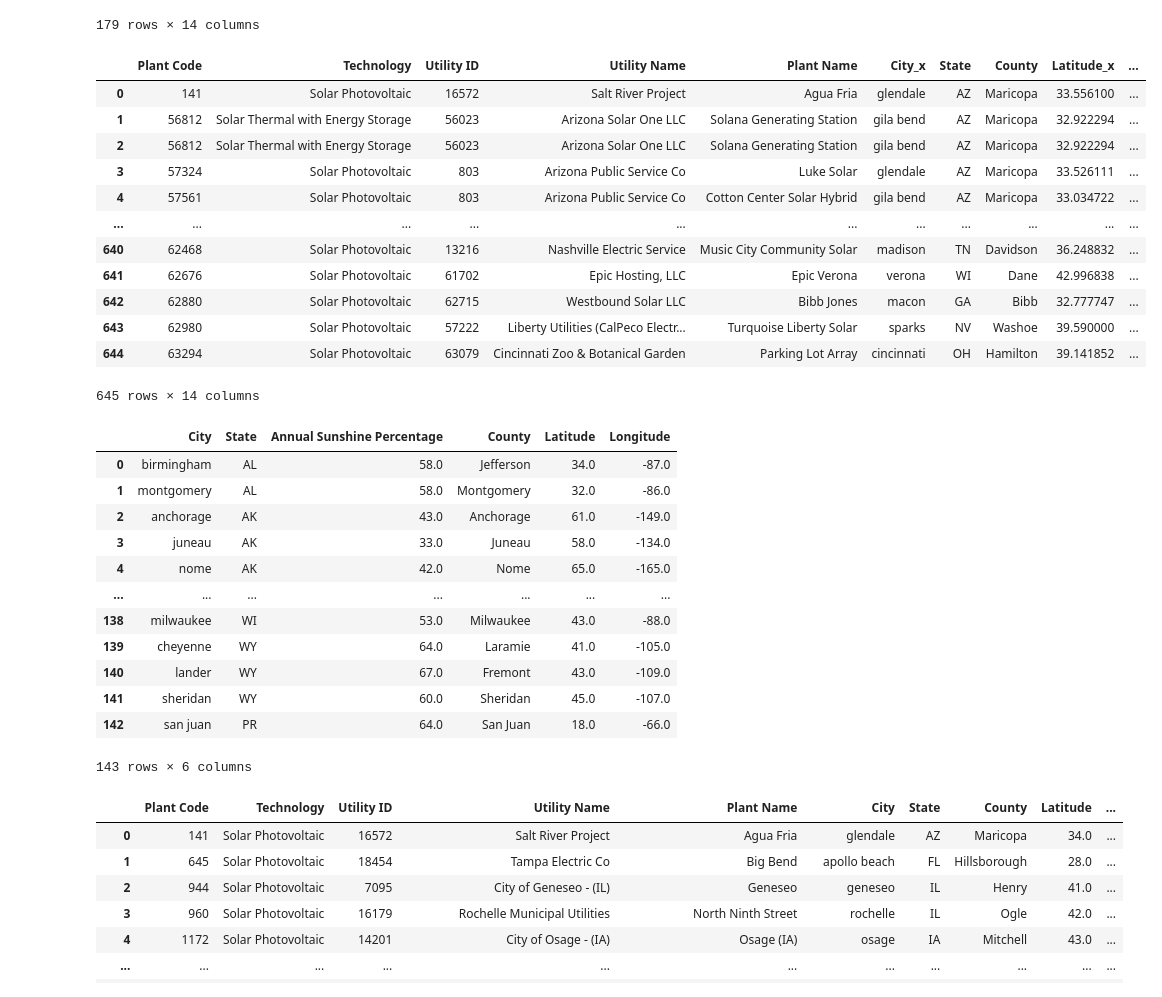
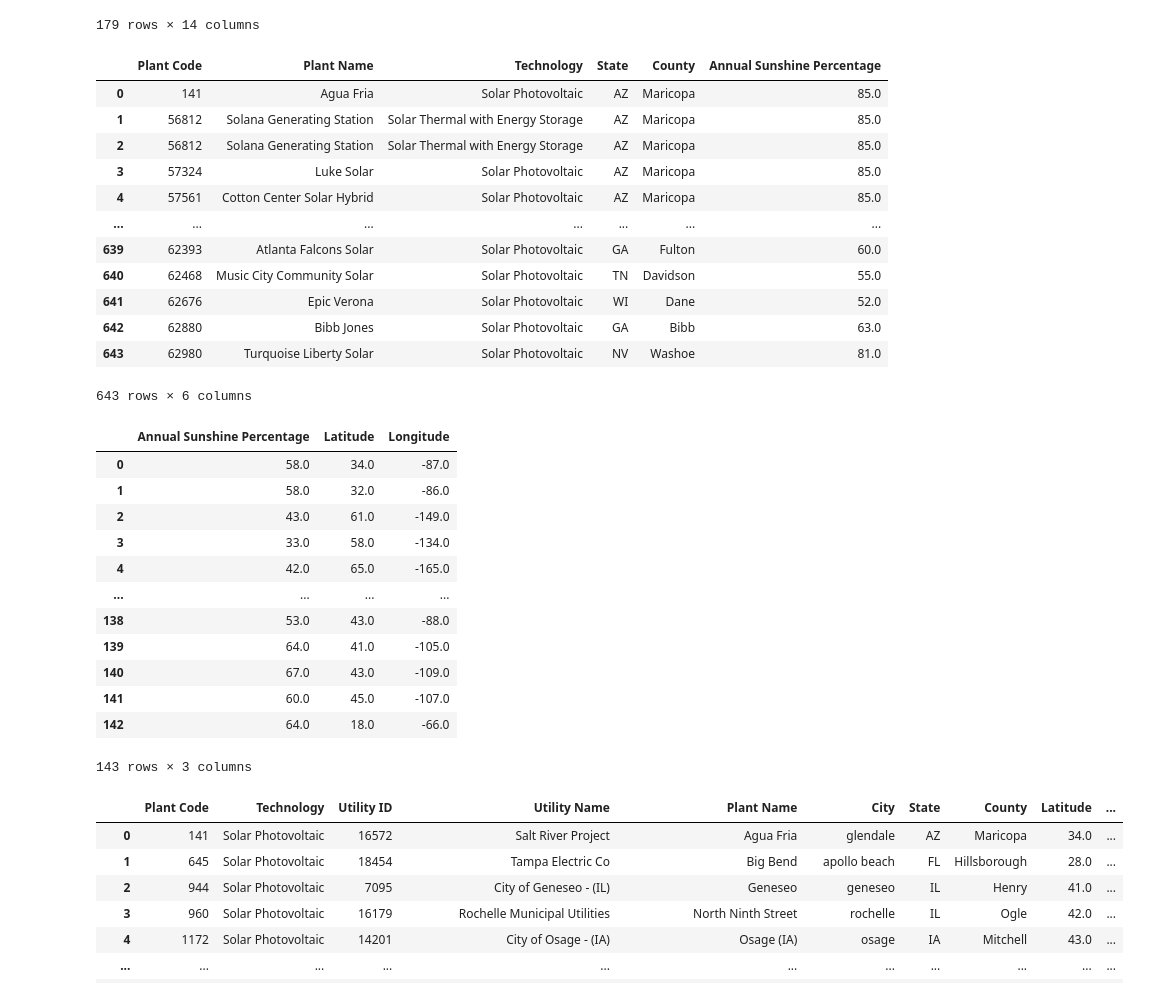
Before and after one commit to AustinRCole/Solar_ETL, a Jupyter notebook: Solar_1.ipynb, the cells around one changed output. Cells and saved outputs as stored; diff of their text form; code cells hidden in the pictures.

Commit message:
added sorted dataframes

```diff
--- a/Solar_1.ipynb
+++ b/Solar_1.ipynb
@@ -118,38 +117,41 @@ city_merge
 179 rows × 14 columns
 # %%
 county_merge = pd.merge(solar_plants,cities_sun_coord,on=['County','State'])
+county_merge = county_merge[['Plant Code','Plant Name','Technology','State','County','Annual Sunshine Percentage']]
+county_merge = county_merge.dropna()
 county_merge
 # %% [output]
-|  | Plant Code | Technology | Utility ID | Utility Name | Plant Name | City_x | State | County | Latitude_x | ... |
-| 0 | 141 | Solar Photovoltaic | 16572 | Salt River Project | Agua Fria | glendale | AZ | Maricopa | 33.556100 | ... |
-| 1 | 56812 | Solar Thermal with Energy Storage | 56023 | Arizona Solar One LLC | Solana Generating Station | gila bend | AZ | Maricopa | 32.922294 | ... |
-| 2 | 56812 | Solar Thermal with Energy Storage | 56023 | Arizona Solar One LLC | Solana Generating Station | gila bend | AZ | Maricopa | 32.922294 | ... |
-| 3 | 57324 | Solar Photovoltaic | 803 | Arizona Public Service Co | Luke Solar | glendale | AZ | Maricopa | 33.526111 | ... |
-| 4 | 57561 | Solar Photovoltaic | 803 | Arizona Public Service Co | Cotton Center Solar Hybrid | gila bend | AZ | Maricopa | 33.034722 | ... |
-| ... | ... | ... | ... | ... | ... | ... | ... | ... | ... | ... |
-| 640 | 62468 | Solar Photovoltaic | 13216 | Nashville Electric Service | Music City Community Solar | madison | TN | Davidson | 36.248832 | ... |
-| 641 | 62676 | Solar Photovoltaic | 61702 | Epic Hosting, LLC | Epic Verona | verona | WI | Dane | 42.996838 | ... |
-| 642 | 62880 | Solar Photovoltaic | 62715 | Westbound Solar LLC | Bibb Jones | macon | GA | Bibb | 32.777747 | ... |
-| 643 | 62980 | Solar Photovoltaic | 57222 | Liberty Utilities (CalPeco Electr... | Turquoise Liberty Solar | sparks | NV | Washoe | 39.590000 | ... |
-| 644 | 63294 | Solar Photovoltaic | 63079 | Cincinnati Zoo & Botanical Garden | Parking Lot Array | cincinnati | OH | Hamilton | 39.141852 | ... |
+|  | Plant Code | Plant Name | Technology | State | County | Annual Sunshine Percentage |
+| 0 | 141 | Agua Fria | Solar Photovoltaic | AZ | Maricopa | 85.0 |
+| 1 | 56812 | Solana Generating Station | Solar Thermal with Energy Storage | AZ | Maricopa | 85.0 |
+| 2 | 56812 | Solana Generating Station | Solar Thermal with Energy Storage | AZ | Maricopa | 85.0 |
+| 3 | 57324 | Luke Solar | Solar Photovoltaic | AZ | Maricopa | 85.0 |
+| 4 | 57561 | Cotton Center Solar Hybrid | Solar Photovoltaic | AZ | Maricopa | 85.0 |
+| ... | ... | ... | ... | ... | ... | ... |
+| 639 | 62393 | Atlanta Falcons Solar | Solar Photovoltaic | GA | Fulton | 60.0 |
+| 640 | 62468 | Music City Community Solar | Solar Photovoltaic | TN | Davidson | 55.0 |
+| 641 | 62676 | Epic Verona | Solar Photovoltaic | WI | Dane | 52.0 |
+| 642 | 62880 | Bibb Jones | Solar Photovoltaic | GA | Bibb | 63.0 |
+| 643 | 62980 | Turquoise Liberty Solar | Solar Photovoltaic | NV | Washoe | 81.0 |
-645 rows × 14 columns
+643 rows × 6 columns
 # %%
 cities_coord_round = cities_sun_coord.round({'Latitude': 0, 'Longitude': 0})
+cities_coord_round = cities_coord_round[['Annual Sunshine Percentage','Latitude','Longitude']]
 cities_coord_round
 # %% [output]
-|  | City | State | Annual Sunshine Percentage | County | Latitude | Longitude |
-| 0 | birmingham | AL | 58.0 | Jefferson | 34.0 | -87.0 |
-| 1 | montgomery | AL | 58.0 | Montgomery | 32.0 | -86.0 |
-| 2 | anchorage | AK | 43.0 | Anchorage | 61.0 | -149.0 |
-| 3 | juneau | AK | 33.0 | Juneau | 58.0 | -134.0 |
-| 4 | nome | AK | 42.0 | Nome | 65.0 | -165.0 |
-| ... | ... | ... | ... | ... | ... | ... |
-| 138 | milwaukee | WI | 53.0 | Milwaukee | 43.0 | -88.0 |
-| 139 | cheyenne | WY | 64.0 | Laramie | 41.0 | -105.0 |
-| 140 | lander | WY | 67.0 | Fremont | 43.0 | -109.0 |
-| 141 | sheridan | WY | 60.0 | Sheridan | 45.0 | -107.0 |
-| 142 | san juan | PR | 64.0 | San Juan | 18.0 | -66.0 |
+|  | Annual Sunshine Percentage | Latitude | Longitude |
+| 0 | 58.0 | 34.0 | -87.0 |
+| 1 | 58.0 | 32.0 | -86.0 |
+| 2 | 43.0 | 61.0 | -149.0 |
+| 3 | 33.0 | 58.0 | -134.0 |
+| 4 | 42.0 | 65.0 | -165.0 |
+| ... | ... | ... | ... |
+| 138 | 53.0 | 43.0 | -88.0 |
+| 139 | 64.0 | 41.0 | -105.0 |
+| 140 | 67.0 | 43.0 | -109.0 |
+| 141 | 60.0 | 45.0 | -107.0 |
+| 142 | 64.0 | 18.0 | -66.0 |
-143 rows × 6 columns
+143 rows × 3 columns
 # %%
 solar_plants_round = solar_plants.round({'Latitude': 0, 'Longitude': 0})
 solar_plants_round
```
Also changed, not shown: parts of 4 cells of this notebook.
